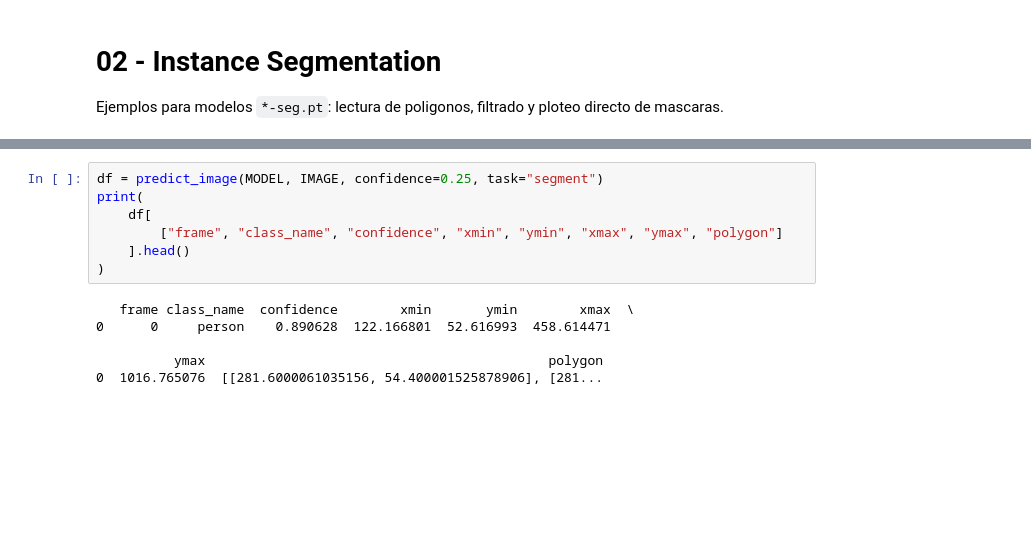
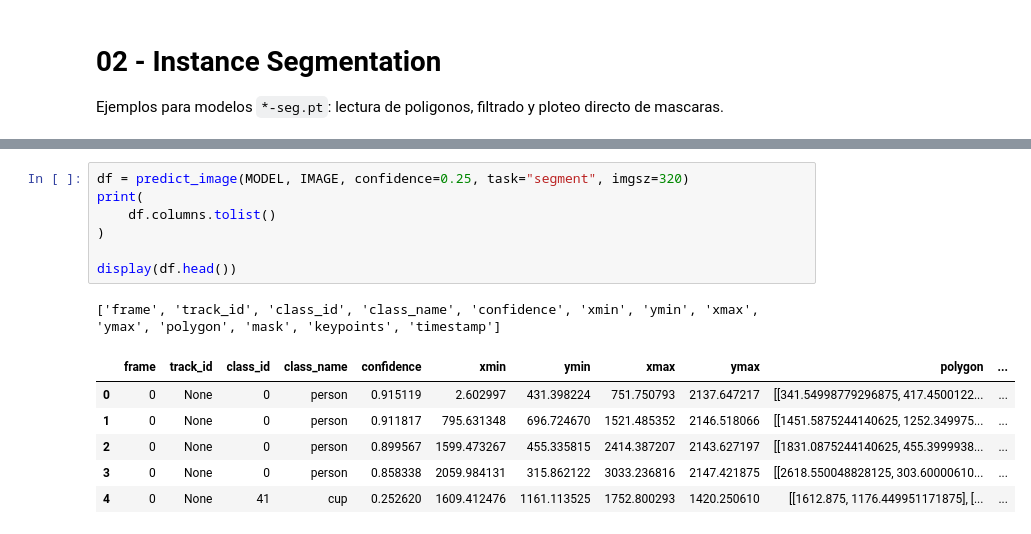
Before and after one commit to juanjosecas/ultrawrapper, a Jupyter notebook: notebooks/02_segmentation.ipynb, the cells around one changed output, grey strips where cells are left out. Drawn from its saved outputs; the diff is of its cells as text; blank space fills up the shorter version.

```diff
--- a/notebooks/02_segmentation.ipynb
+++ b/notebooks/02_segmentation.ipynb
@@ -38,16 +15,18 @@ MODEL = (
 # %%
-df = predict_image(MODEL, IMAGE, confidence=0.25, task="segment")
+df = predict_image(MODEL, IMAGE, confidence=0.25, task="segment", imgsz=320)
 print(
-    df[
-        ["frame", "class_name", "confidence", "xmin", "ymin", "xmax", "ymax", "polygon"]
-    ].head()
+    df.columns.tolist()
 )
+
+display(df.head())
 # %% [output]
-   frame class_name  confidence        xmin       ymin        xmax  \
-0      0     person    0.890628  122.166801  52.616993  458.614471
-
-          ymax                                            polygon
-0  1016.765076  [[281.6000061035156, 54.400001525878906], [281...
+['frame', 'track_id', 'class_id', 'class_name', 'confidence', 'xmin', 'ymin', 'xmax', 'ymax', 'polygon', 'mask', 'keypoints', 'timestamp']
+|  | frame | track_id | class_id | class_name | confidence | xmin | ymin | xmax | ymax | polygon | ... |
+| 0 | 0 | None | 0 | person | 0.915119 | 2.602997 | 431.398224 | 751.750793 | 2137.647217 | [[341.54998779296875, 417.4500122... | ... |
+| 1 | 0 | None | 0 | person | 0.911817 | 795.631348 | 696.724670 | 1521.485352 | 2146.518066 | [[1451.5875244140625, 1252.349975... | ... |
+| 2 | 0 | None | 0 | person | 0.899567 | 1599.473267 | 455.335815 | 2414.387207 | 2143.627197 | [[1831.0875244140625, 455.3999938... | ... |
+| 3 | 0 | None | 0 | person | 0.858338 | 2059.984131 | 315.862122 | 3033.236816 | 2147.421875 | [[2618.550048828125, 303.60000610... | ... |
+| 4 | 0 | None | 41 | cup | 0.252620 | 1609.412476 | 1161.113525 | 1752.800293 | 1420.250610 | [[1612.875, 1176.449951171875], [... | ... |
 # %%
 # Plot directo de mascaras + cajas
 plot_segmentation_masks(
```
Also changed, not shown: parts of 8 cells of this notebook, 7 other files.
